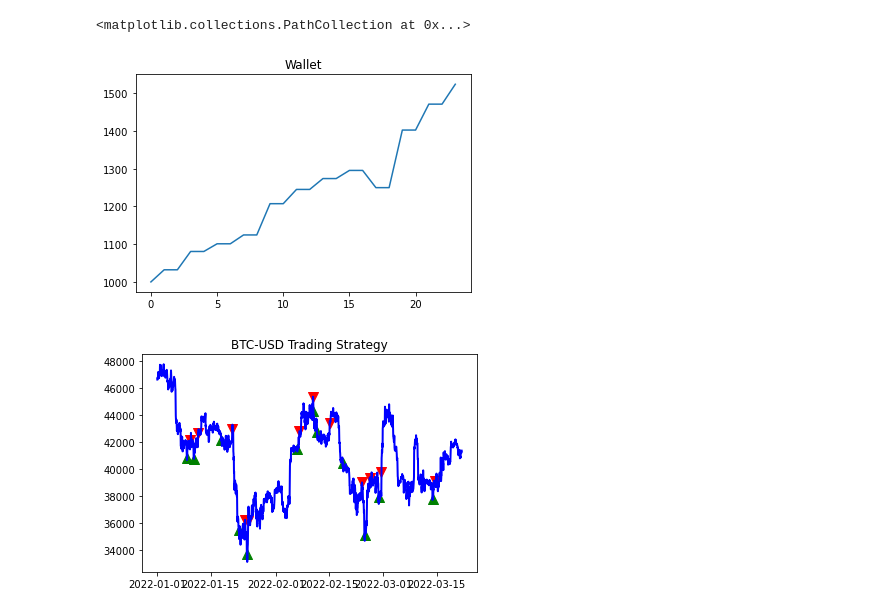
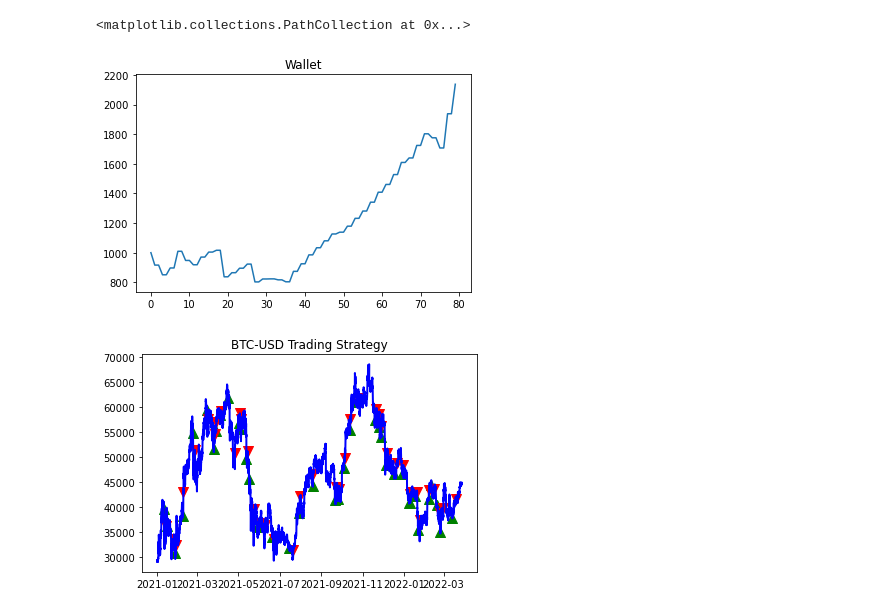
Before and after one commit to LiliBISC/BotTrading, a Jupyter notebook: CryptoBot.ipynb, the cells around one changed output. Drawn from its saved outputs; the diff is of its cells as text; code cells hidden in the pictures.

```diff
--- a/CryptoBot.ipynb
+++ b/CryptoBot.ipynb
@@ -84,32 +121,24 @@ def sellCondition(row, x):
         return True
     else:
         return False
-
-# -- Indicators, you can edit every value --
-df['VOL_ANO'] = volume_anomality(df, 10)
-df['MIN20'] = df['close'].rolling(20).min()
-df['WillR'] = ta.momentum.williams_r(high=df['high'], low=df['low'], close=df['close'], lbp=14)
-df['CANDLE_DIFF'] = abs(df['open'] - df['close'])
-df['MEAN_DIFF'] = df['CANDLE_DIFF'].rolling(10).mean()
 # %%
-def BackTesting(lbp, x, df):
+def bdd(lbp, x, df) :
 
     # -- Indicators, you can edit every value --
     df['VOL_ANO'] = volume_anomality(df, 10)
-    df['MIN20'] = df['close'].rolling(20).min()
+    df['MIN20'] = df['close'].rolling(10).min()
     df['WillR'] = ta.momentum.williams_r(high=df['high'], low=df['low'], close=df['close'], lbp=lbp)
     df['CANDLE_DIFF'] = abs(df['open'] - df['close'])
-    df['MEAN_DIFF'] = df['CANDLE_DIFF'].rolling(10).mean()
+    df['MEAN_DIFF'] = df['CANDLE_DIFF'].rolling(20).mean()
 
     dfTest=df[:]
+    previousRow = dfTest.iloc[0]
 
     # -- Value initialisation --
+    startingBalance = 1000
     usd = startingBalance
     wallet = startingBalance
     coin = 0
-    previousRow = dfTest.iloc[0]
-
-    dfTrades = pd.DataFrame(columns=['date', 'position', 'reason','price', 'frais', 'fiat', 'coins', 'wallet', 'timeSince'])
 
     # -- Iteration on all your price dataset (df) --
     for index, row in dfTest.iterrows():
@@ -117,8 +146,6 @@ def BackTesting(lbp, x, df):
         if buyCondition(row, previousRow) and usd > 0 :
             # -- You can define here at what price you buy --
             buyPrice = row['close']
-            fee = takerFee * usd
-            usd = usd - fee
             coin = usd / buyPrice
             usd = 0
             wallet = coin * row['close']
@@ -129,8 +156,6 @@ def BackTesting(lbp, x, df):
                 # -- You can define here at what price you buy --
                 sellPrice = row['close']
                 usd = coin * sellPrice
-                fee = takerFee * usd
-                usd = usd - fee
                 coin = 0
                 wallet = usd
 
@@ -138,0 +261,3 @@ def BackTesting(lbp, x, df):
+# %%
+wallet,dfTrades,Buy,Sell=BackTesting(df)
+wallet
@@ -139,2 +283,5 @@ def BackTesting(lbp, x, df):
+# %%
+Buy["timestamp"]=pd.to_datetime(Buy["timestamp"], unit='ms')
+Sell["timestamp"]=pd.to_datetime(Sell["timestamp"], unit='ms')
 # %%
 wallet=pd.DataFrame()
@@ -275,13 +294,13 @@ Final wallet 1523.9828419277976
 # %%
 plt.figure()
 plt.title('Wallet')
 plt.plot(dfTrades["wallet"])
 plt.figure()
 plt.title('BTC-USD Trading Strategy')
 plt.plot(df["close"], color='b', lw=2.)
-plt.scatter(Buy.index,Buy['close'],marker = '^', color='g', s=100 )
-plt.scatter(Sell.index,Sell['close'],marker = 'v', color='r', s=100)
+plt.scatter(Buy["timestamp"],Buy['close'],marker = '^', color='g', s=100 )
+plt.scatter(Sell["timestamp"],Sell['close'],marker = 'v', color='r', s=100)
 # %% [output]
 <matplotlib.collections.PathCollection at 0x...>
-[figure, old version]
+[figure, new version]
-[figure, old version]
+[figure, new version]
```
Also changed, not shown: parts of 10 cells of this notebook.
